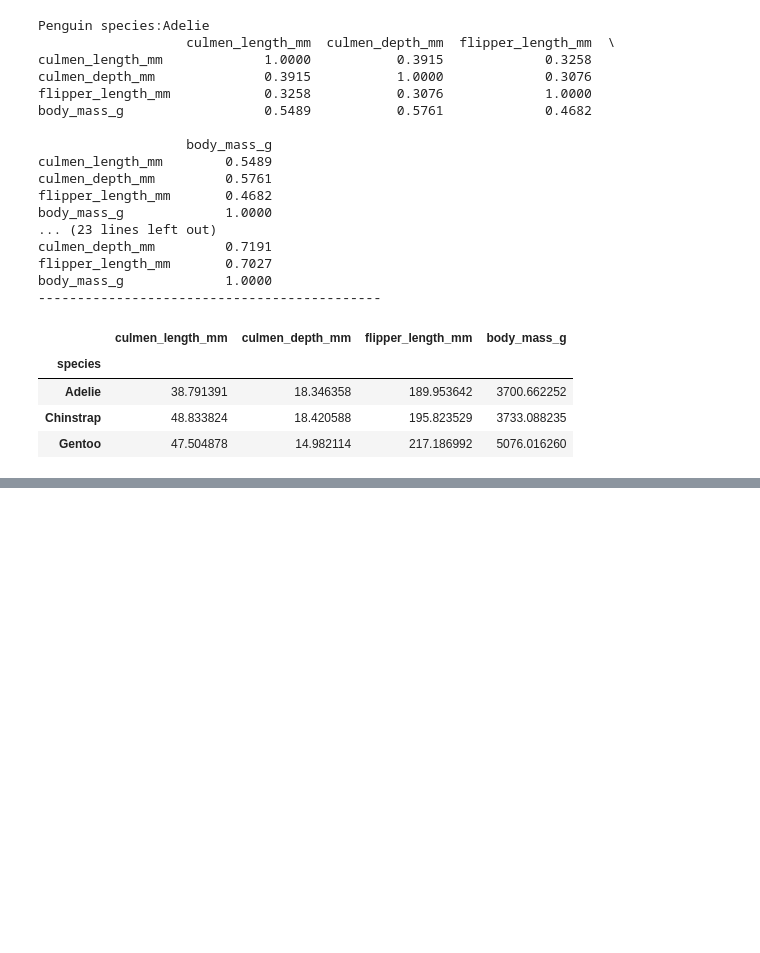
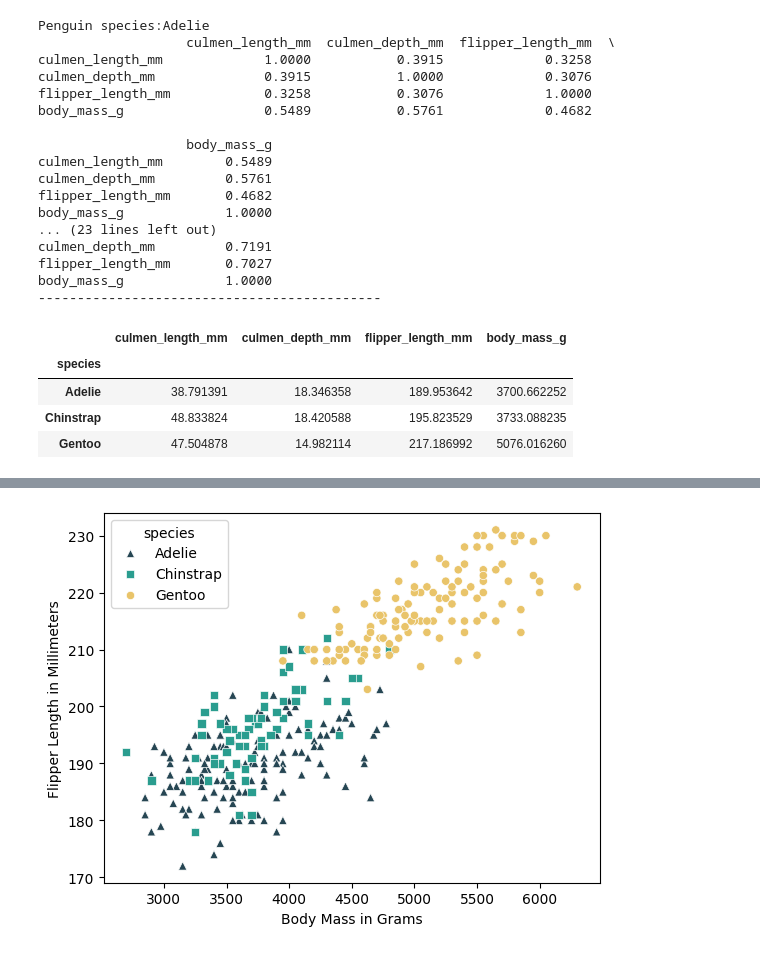
Before and after one commit to Leow14/Penguin-DF, a Jupyter notebook: notebook.ipynb, the cells around one changed output, grey strips where cells are left out. Cells and saved outputs as stored; diff of their text form; code cells hidden in the pictures; blank space fills up the shorter version.

```diff
--- a/notebook.ipynb
+++ b/notebook.ipynb
@@ -293 +309,24 @@ df.groupby("species")[
+# %%
+# Ploting a chart that displays penguins "size" grouping by penguins species
+markers = {
+    "Adelie": "^",
+    "Chinstrap": "s",
+    "Gentoo": "o"
+}
+
+sns.scatterplot(
+    data=df,
+    x="body_mass_g",
+    y="flipper_length_mm",
+    hue="species",
+    style="species",
+    markers=markers,
+    palette=palette_list
+)
+
+plt.xlabel("Body Mass in Grams")
+plt.ylabel("Flipper Length in Millimeters")
+plt.show()
+# %% [output]
+[figure, added]
 # %%
```
Also changed, not shown: parts of 2 cells of this notebook.
